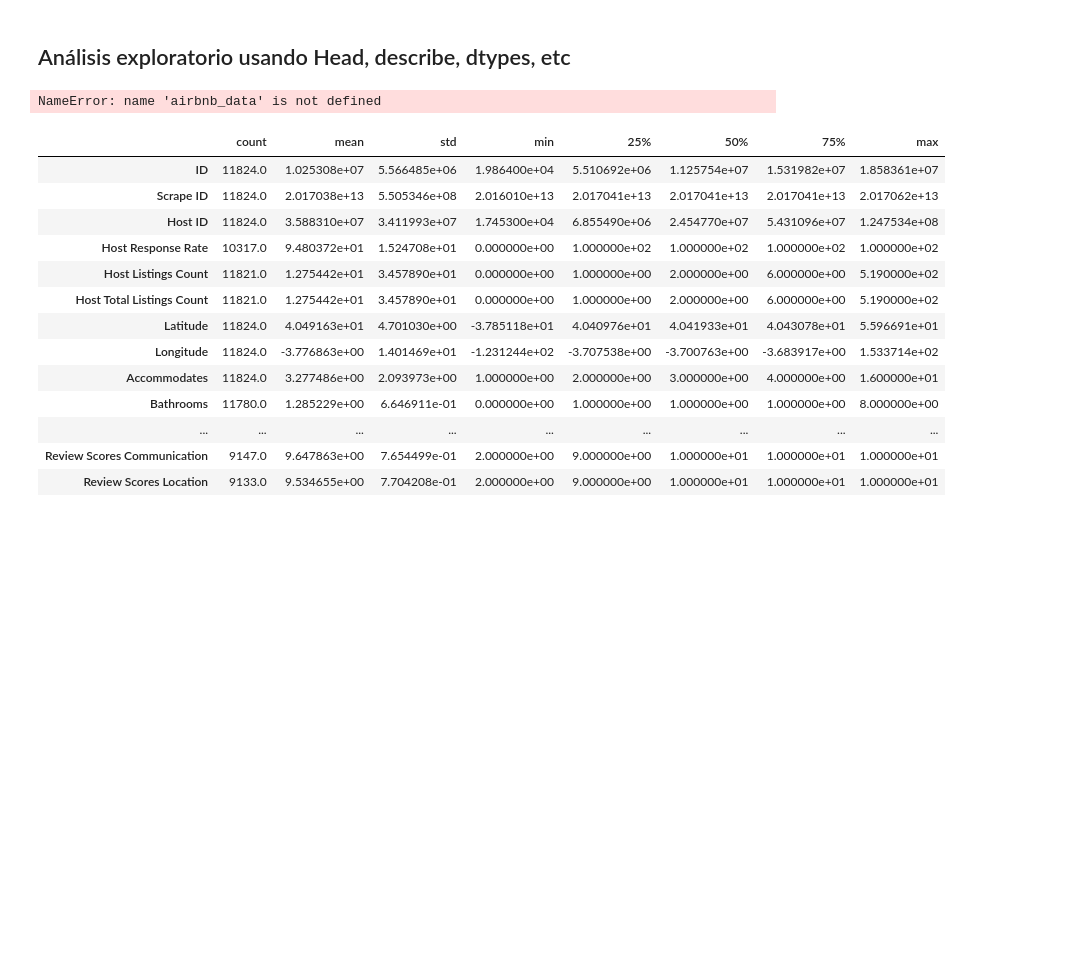
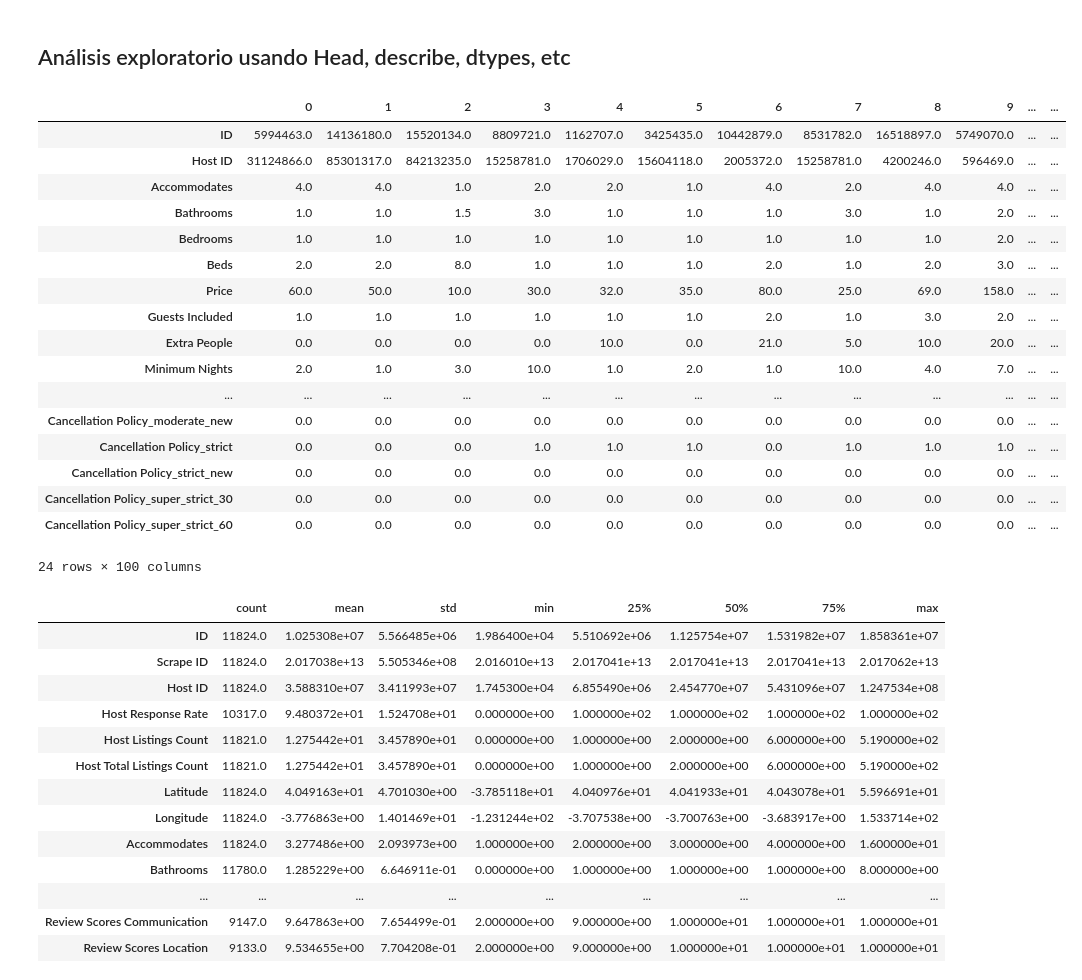
Before and after one commit to franfernandez93/Airbnb-predictive-model-using-Machine-Learning, a Jupyter notebook: proyecto_fran.ipynb, the cells around one changed output. Drawn from its saved outputs; the diff is of its cells as text; code cells hidden in the pictures; blank space fills up the shorter version.

```diff
--- a/proyecto_fran.ipynb
+++ b/proyecto_fran.ipynb
@@ -63,9 +63,26 @@ print(airbnb_data.shape)
 # %% [markdown]
 ## Análisis exploratorio usando Head, describe, dtypes, etc
 # %%
-airbnb_data.head(5)
+airbnb_data.head(100).T
 # %% [output]
+|  | 0 | 1 | 2 | 3 | 4 | 5 | 6 | 7 | 8 | 9 | ... | ... |
+| ID | 5994463.0 | 14136180.0 | 15520134.0 | 8809721.0 | 1162707.0 | 3425435.0 | 10442879.0 | 8531782.0 | 16518897.0 | 5749070.0 | ... | ... |
+| Host ID | 31124866.0 | 85301317.0 | 84213235.0 | 15258781.0 | 1706029.0 | 15604118.0 | 2005372.0 | 15258781.0 | 4200246.0 | 596469.0 | ... | ... |
+| Accommodates | 4.0 | 4.0 | 1.0 | 2.0 | 2.0 | 1.0 | 4.0 | 2.0 | 4.0 | 4.0 | ... | ... |
+| Bathrooms | 1.0 | 1.0 | 1.5 | 3.0 | 1.0 | 1.0 | 1.0 | 3.0 | 1.0 | 2.0 | ... | ... |
+| Bedrooms | 1.0 | 1.0 | 1.0 | 1.0 | 1.0 | 1.0 | 1.0 | 1.0 | 1.0 | 2.0 | ... | ... |
+| Beds | 2.0 | 2.0 | 8.0 | 1.0 | 1.0 | 1.0 | 2.0 | 1.0 | 2.0 | 3.0 | ... | ... |
+| Price | 60.0 | 50.0 | 10.0 | 30.0 | 32.0 | 35.0 | 80.0 | 25.0 | 69.0 | 158.0 | ... | ... |
+| Guests Included | 1.0 | 1.0 | 1.0 | 1.0 | 1.0 | 1.0 | 2.0 | 1.0 | 3.0 | 2.0 | ... | ... |
+| Extra People | 0.0 | 0.0 | 0.0 | 0.0 | 10.0 | 0.0 | 21.0 | 5.0 | 10.0 | 20.0 | ... | ... |
+| Minimum Nights | 2.0 | 1.0 | 3.0 | 10.0 | 1.0 | 2.0 | 1.0 | 10.0 | 4.0 | 7.0 | ... | ... |
+| ... | ... | ... | ... | ... | ... | ... | ... | ... | ... | ... | ... | ... |
+| Cancellation Policy_moderate_new | 0.0 | 0.0 | 0.0 | 0.0 | 0.0 | 0.0 | 0.0 | 0.0 | 0.0 | 0.0 | ... | ... |
+| Cancellation Policy_strict | 0.0 | 0.0 | 0.0 | 1.0 | 1.0 | 1.0 | 0.0 | 1.0 | 1.0 | 1.0 | ... | ... |
+| Cancellation Policy_strict_new | 0.0 | 0.0 | 0.0 | 0.0 | 0.0 | 0.0 | 0.0 | 0.0 | 0.0 | 0.0 | ... | ... |
+| Cancellation Policy_super_strict_30 | 0.0 | 0.0 | 0.0 | 0.0 | 0.0 | 0.0 | 0.0 | 0.0 | 0.0 | 0.0 | ... | ... |
+| Cancellation Policy_super_strict_60 | 0.0 | 0.0 | 0.0 | 0.0 | 0.0 | 0.0 | 0.0 | 0.0 | 0.0 | 0.0 | ... | ... |
-NameError: name 'airbnb_data' is not defined
+24 rows × 100 columns
 # %%
 airbnb_data.describe().T
 # %% [output]
```
Also changed, not shown: parts of 6 cells of this notebook.
